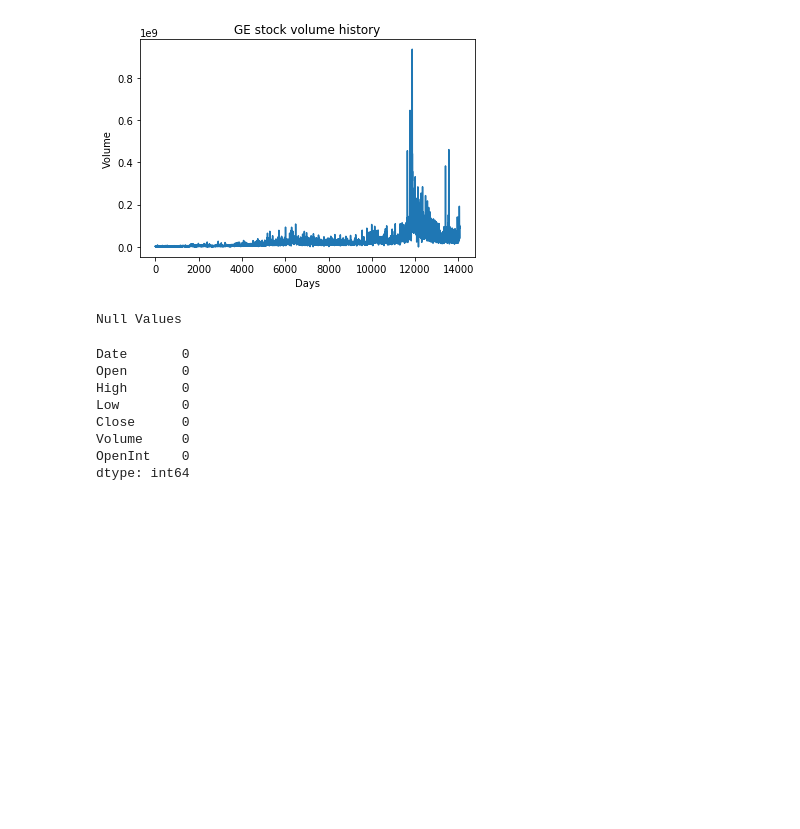
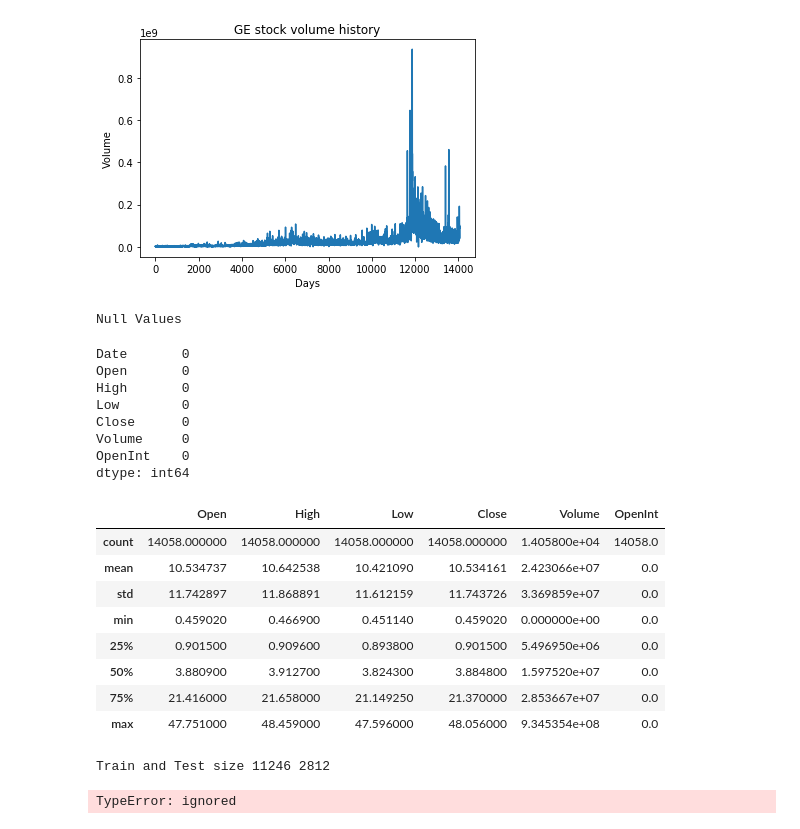
Before and after one commit to animeshseemendra/Stock-Market-Prediction, a Jupyter notebook: Stock_Price_Prediction_using_LSTM.ipynb, the cells around one changed output. Cells and saved outputs as stored; diff of their text form; code cells hidden in the pictures; blank space fills up the shorter version.

```diff
--- a/Stock_Price_Prediction_using_LSTM.ipynb
+++ b/Stock_Price_Prediction_using_LSTM.ipynb
@@ -98,3 +98,39 @@ Close      0
 Volume     0
 OpenInt    0
 dtype: int64
+# %%
+df2.describe()
+# %% [output]
+|  | Open | High | Low | Close | Volume | OpenInt |
+| count | 14058.000000 | 14058.000000 | 14058.000000 | 14058.000000 | 1.405800e+04 | 14058.0 |
+| mean | 10.534737 | 10.642538 | 10.421090 | 10.534161 | 2.423066e+07 | 0.0 |
+| std | 11.742897 | 11.868891 | 11.612159 | 11.743726 | 3.369859e+07 | 0.0 |
+| min | 0.459020 | 0.466900 | 0.451140 | 0.459020 | 0.000000e+00 | 0.0 |
+| 25% | 0.901500 | 0.909600 | 0.893800 | 0.901500 | 5.496950e+06 | 0.0 |
+| 50% | 3.880900 | 3.912700 | 3.824300 | 3.884800 | 1.597520e+07 | 0.0 |
+| 75% | 21.416000 | 21.658000 | 21.149250 | 21.370000 | 2.853667e+07 | 0.0 |
+| max | 47.751000 | 48.459000 | 47.596000 | 48.056000 | 9.345354e+08 | 0.0 |
+# %%
+from sklearn.preprocessing import MinMaxScaler
+from sklearn.model_selection import train_test_split
+
+train_cols = ["Open","High","Low","Close","Volume"]
+df_train, df_test = train_test_split(df2, train_size=0.8, test_size=0.2, shuffle=False)
+print("Train and Test size", len(df_train), len(df_test))
+# scale the feature MinMax, build array
+x = df_train.loc[:,train_cols].values
+min_max_scaler = MinMaxScaler()
+x_train = min_max_scaler.fit_transform(x)
+x_test = min_max_scaler.transform(df_test.loc[:,train_cols])
+# %% [output]
+Train and Test size 11246 2812
+# %%
+def create_timeseries(inputs,timestep):
+  y_data = inputs['Close'].iloc[timestep:]
+  x_data = [inputs.iloc[x_d:x_d+time_Step] for x_d in range(0,inputs.shape(0)-timestep)]
+  return x_data,y_data
+X_train,Y_train = create_timeseries(df2,timestep=3)
+print(type(X_train))
+print(type(Y_train))
+# %% [output]
+TypeError: ignored
```
